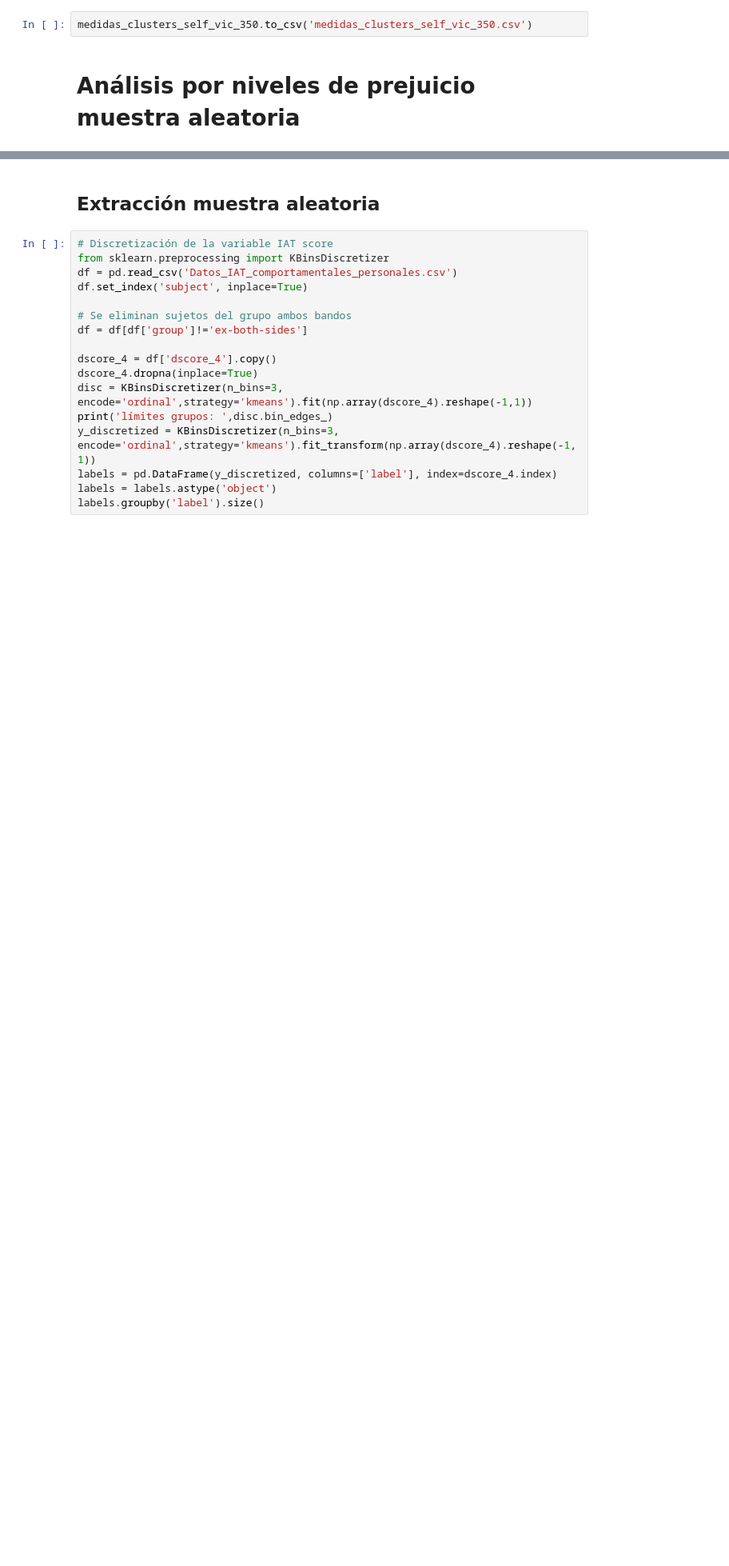
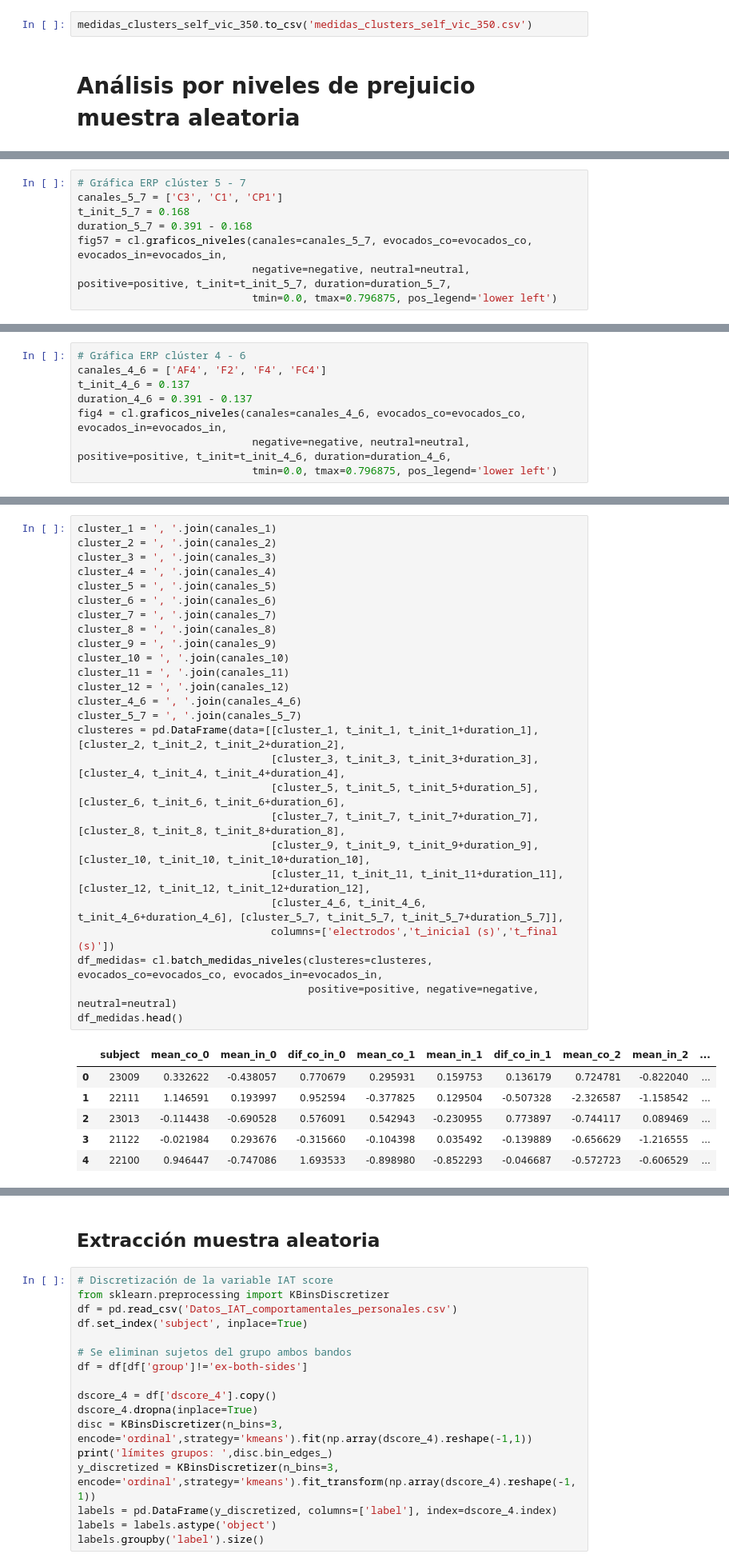
Before and after one commit to jhquiza/EEG_IAT, a Jupyter notebook: Análisis univariante masivo definitivo.ipynb, the cells around one changed output, grey strips where cells are left out. Shown at 80% size. Saved outputs shown, nothing was run; the diff lists cells and outputs as text; blank space fills up the shorter version.

```diff
--- a/Análisis univariante masivo definitivo.ipynb
+++ b/Análisis univariante masivo definitivo.ipynb
@@ -1294,0 +1508,8 @@ cl.time_intervals(df, ['FC4','AFZ'])
+# %%
+# Gráfica ERP clúster 5 - 7
+canales_5_7 = ['C3', 'C1', 'CP1']
+t_init_5_7 = 0.168
+duration_5_7 = 0.391 - 0.168
+fig57 = cl.graficos_niveles(canales=canales_5_7, evocados_co=evocados_co, evocados_in=evocados_in,
+                            negative=negative, neutral=neutral, positive=positive, t_init=t_init_5_7, duration=duration_5_7,
+                            tmin=0.0, tmax=0.796875, pos_legend='lower left')
@@ -1294,0 +1518,8 @@ cl.time_intervals(df, ['FC4','AFZ'])
+# %%
+# Gráfica ERP clúster 4 - 6
+canales_4_6 = ['AF4', 'F2', 'F4', 'FC4']
+t_init_4_6 = 0.137
+duration_4_6 = 0.391 - 0.137
+fig4 = cl.graficos_niveles(canales=canales_4_6, evocados_co=evocados_co, evocados_in=evocados_in,
+                            negative=negative, neutral=neutral, positive=positive, t_init=t_init_4_6, duration=duration_4_6,
+                            tmin=0.0, tmax=0.796875, pos_legend='lower left')
@@ -1294,0 +1537,33 @@ cl.time_intervals(df, ['FC4','AFZ'])
+# %%
+cluster_1 = ', '.join(canales_1)
+cluster_2 = ', '.join(canales_2)
+cluster_3 = ', '.join(canales_3)
+cluster_4 = ', '.join(canales_4)
+cluster_5 = ', '.join(canales_5)
+cluster_6 = ', '.join(canales_6)
+cluster_7 = ', '.join(canales_7)
+cluster_8 = ', '.join(canales_8)
+cluster_9 = ', '.join(canales_9)
+cluster_10 = ', '.join(canales_10)
+cluster_11 = ', '.join(canales_11)
+cluster_12 = ', '.join(canales_12)
+cluster_4_6 = ', '.join(canales_4_6)
+cluster_5_7 = ', '.join(canales_5_7)
+clusteres = pd.DataFrame(data=[[cluster_1, t_init_1, t_init_1+duration_1], [cluster_2, t_init_2, t_init_2+duration_2],
+                               [cluster_3, t_init_3, t_init_3+duration_3], [cluster_4, t_init_4, t_init_4+duration_4],
+                               [cluster_5, t_init_5, t_init_5+duration_5], [cluster_6, t_init_6, t_init_6+duration_6],
+                               [cluster_7, t_init_7, t_init_7+duration_7], [cluster_8, t_init_8, t_init_8+duration_8],
+                               [cluster_9, t_init_9, t_init_9+duration_9], [cluster_10, t_init_10, t_init_10+duration_10],
+                               [cluster_11, t_init_11, t_init_11+duration_11], [cluster_12, t_init_12, t_init_12+duration_12],
+                               [cluster_4_6, t_init_4_6, t_init_4_6+duration_4_6], [cluster_5_7, t_init_5_7, t_init_5_7+duration_5_7]],
+                               columns=['electrodos','t_inicial (s)','t_final (s)'])
+df_medidas= cl.batch_medidas_niveles(clusteres=clusteres, evocados_co=evocados_co, evocados_in=evocados_in,
+                                     positive=positive, negative=negative, neutral=neutral)
+df_medidas.head()
+# %% [output]
+|  | subject | mean_co_0 | mean_in_0 | dif_co_in_0 | mean_co_1 | mean_in_1 | dif_co_in_1 | mean_co_2 | mean_in_2 | ... |
+| 0 | 23009 | 0.332622 | -0.438057 | 0.770679 | 0.295931 | 0.159753 | 0.136179 | 0.724781 | -0.822040 | ... |
+| 1 | 22111 | 1.146591 | 0.193997 | 0.952594 | -0.377825 | 0.129504 | -0.507328 | -2.326587 | -1.158542 | ... |
+| 2 | 23013 | -0.114438 | -0.690528 | 0.576091 | 0.542943 | -0.230955 | 0.773897 | -0.744117 | 0.089469 | ... |
+| 3 | 21122 | -0.021984 | 0.293676 | -0.315660 | -0.104398 | 0.035492 | -0.139889 | -0.656629 | -1.216555 | ... |
+| 4 | 22100 | 0.946447 | -0.747086 | 1.693533 | -0.898980 | -0.852293 | -0.046687 | -0.572723 | -0.606529 | ... |
```
Also changed, not shown: parts of 48 cells of this notebook, 1 other file.
